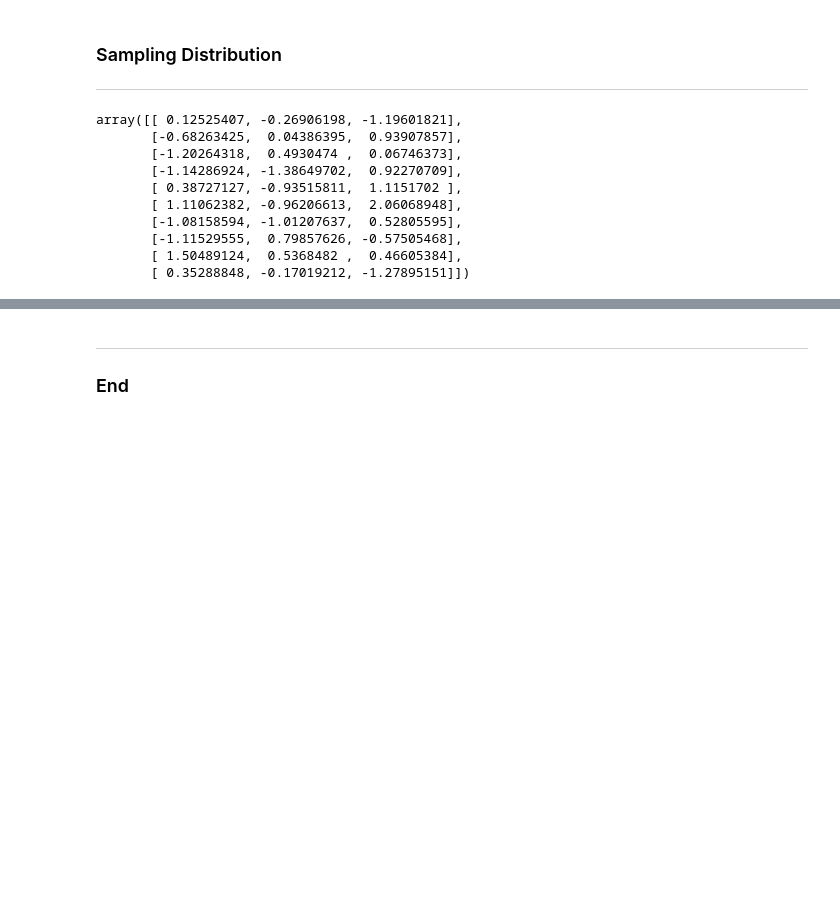
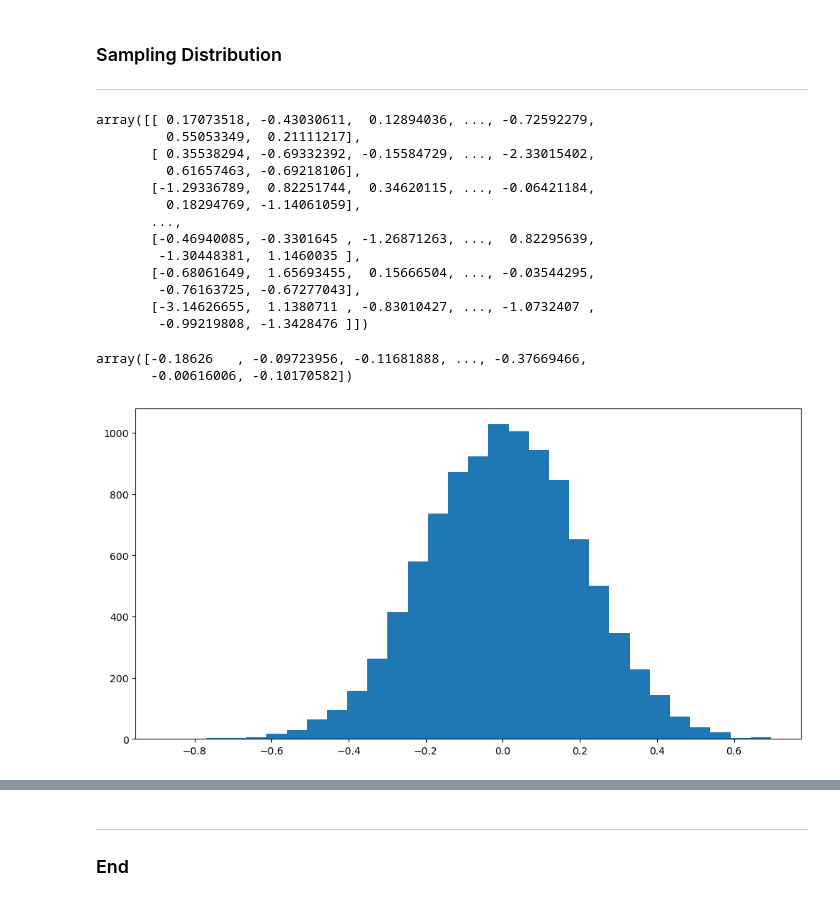
Before and after one commit to Anna20041983/Machine_Learning_and_Statistics, a Jupyter notebook: t_test.ipynb, the cells around one changed output, grey strips where cells are left out. Cells and saved outputs as stored; diff of their text form; code cells hidden in the pictures; blank space fills up the shorter version.

```diff
--- a/t_test.ipynb
+++ b/t_test.ipynb
@@ -140,18 +141,35 @@ ax.plot(x, y, label=f'$\mu = {mu}, \sigma^2 = {sigma2}$');
 ***
 # %%
 # Generate some random normal data
-random_data = np.random.standard_normal((10, 3))
+random_data = np.random.standard_normal((10000, 25))
 
 # Show
 random_data
 # %% [output]
-array([[ 0.12525407, -0.26906198, -1.19601821],
-       [-0.68263425,  0.04386395,  0.93907857],
-       [-1.20264318,  0.4930474 ,  0.06746373],
-       [-1.14286924, -1.38649702,  0.92270709],
-       [ 0.38727127, -0.93515811,  1.1151702 ],
-       [ 1.11062382, -0.96206613,  2.06068948],
-       [-1.08158594, -1.01207637,  0.52805595],
-       [-1.11529555,  0.79857626, -0.57505468],
-       [ 1.50489124,  0.5368482 ,  0.46605384],
-       [ 0.35288848, -0.17019212, -1.27895151]])
+array([[ 0.17073518, -0.43030611,  0.12894036, ..., -0.72592279,
+         0.55053349,  0.21111217],
+       [ 0.35538294, -0.69332392, -0.15584729, ..., -2.33015402,
+         0.61657463, -0.69218106],
+       [-1.29336789,  0.82251744,  0.34620115, ..., -0.06421184,
+         0.18294769, -1.14061059],
+       ...,
+       [-0.46940085, -0.3301645 , -1.26871263, ...,  0.82295639,
+        -1.30448381,  1.1460035 ],
+       [-0.68061649,  1.65693455,  0.15666504, ..., -0.03544295,
+        -0.76163725, -0.67277043],
+       [-3.14626655,  1.1380711 , -0.83010427, ..., -1.0732407 ,
+        -0.99219808, -1.3428476 ]])
+# %%
+# Mean accros the rows
+random_data.mean(axis = 1)
+# %% [output]
+array([-0.18626   , -0.09723956, -0.11681888, ..., -0.37669466,
+       -0.00616006, -0.10170582])
+# %%
+# Create an empty figure
+fig, ax = plt.subplots(figsize = (12,6))
+
+# Histogram of means
+ax.hist(random_data.mean(axis = 1), bins = 30);
+# %% [output]
+[figure, added]
```
Also changed, not shown: parts of 14 cells of this notebook, 1 other file.
